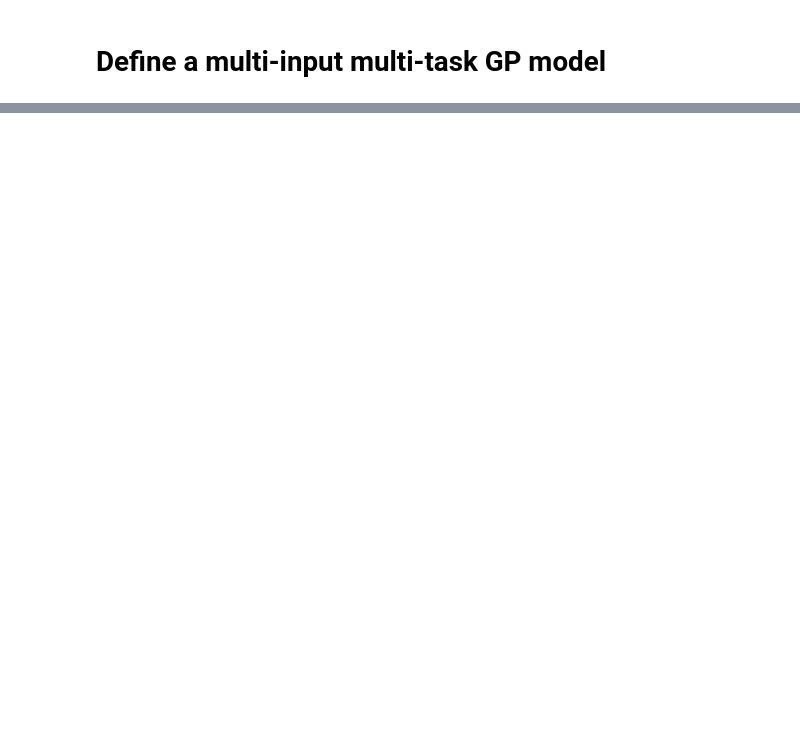
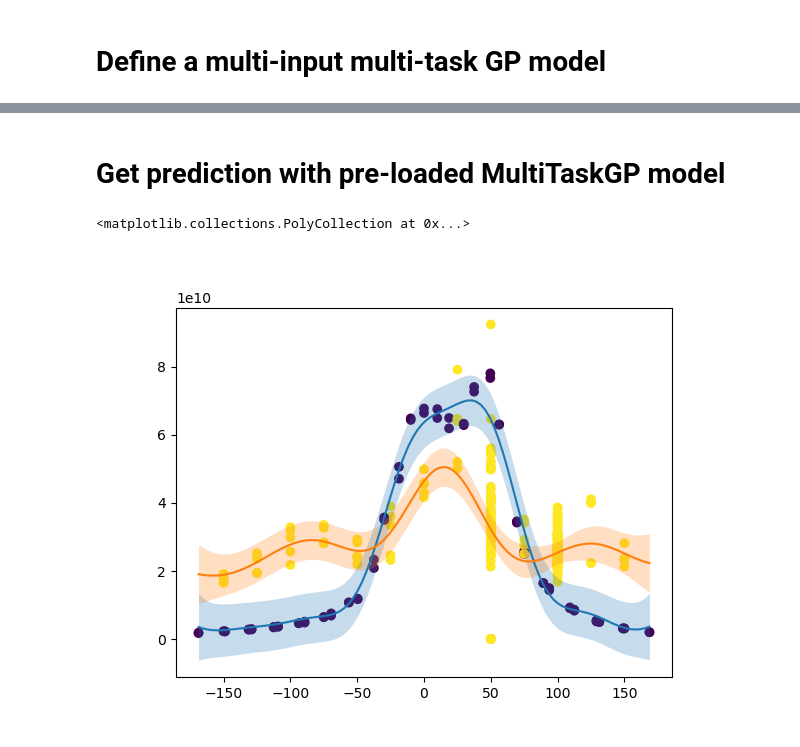
Before and after one commit to BLAST-AI-ML/synapse, a Jupyter notebook: ml/GP_training/MultiTaskGP_training.ipynb, the cells around one changed output, grey strips where cells are left out. Saved outputs shown, nothing was run; the diff lists cells and outputs as text; code cells hidden in the pictures; blank space fills up the shorter version.

Commit message:
Saved and loaded MultiTaskGP model in native pytorch format

```diff
--- a/ml/GP_training/MultiTaskGP_training.ipynb
+++ b/ml/GP_training/MultiTaskGP_training.ipynb
@@ -188,0 +130,3 @@ plt.fill_between( z_test_array.numpy().flatten(), l[:,exp_flag], u[:,exp_flag],
+# %%
+model_loaded = torch.load('./saved_MultiTaskGP_model', weights_only=False)
+model_loaded.eval()
@@ -188,0 +154,38 @@ plt.fill_between( z_test_array.numpy().flatten(), l[:,exp_flag], u[:,exp_flag],
+# %% [markdown]
+# Get prediction with pre-loaded MultiTaskGP model
+# %%
+fig, ax = plt.subplots()
+
+# Plot data for fixed TOD and GVD
+gvd_fix = (df['GVD'].max() + df['GVD'].min()) / 2.
+tod_max = df['TOD_fs3'].max()
+select = df['TOD_fs3'] > 0.8*tod_max
+ax.scatter(
+    df[input_names[-1]][select],
+    df[output_names[0]][select],
+    c=df['experiment_flag'][select]
+)
+
+# Plot predictions
+zmin, zmax = df['z_target_um'].min(), df['z_target_um'].max()
+
+z_test_array = torch.tensor (np.linspace(zmin,zmax,100).reshape(-1, 1), dtype=torch.float32)
+TOD_test_array  = torch.tensor (np.linspace(tod_max,tod_max,100).reshape(-1, 1), dtype=torch.float32)
+GVD_test_array  = torch.tensor (np.linspace(gvd_fix,gvd_fix,100).reshape(-1, 1), dtype=torch.float32)
+
+predictions = model_loaded.posterior( torch.cat([ TOD_test_array, GVD_test_array, z_test_array], dim=1) )
+with torch.no_grad():
+    m = predictions.mean
+
+    l,u = predictions.mvn.confidence_region()
+
+exp_flag = 0
+plt.plot( z_test_array.numpy(), m[:,exp_flag].numpy(), color='C0' )
+plt.fill_between( z_test_array.numpy().flatten(), l[:,exp_flag], u[:,exp_flag], alpha = 0.25, lw = 0, color='C0')
+
+exp_flag = 1
+plt.plot( z_test_array.numpy(), m[:,exp_flag].numpy(), color='C1' )
+plt.fill_between( z_test_array.numpy().flatten(), l[:,exp_flag], u[:,exp_flag], alpha = 0.25, lw = 0, color='C1')
+# %% [output]
+<matplotlib.collections.PolyCollection at 0x...>
+[figure, added]
```
Also changed, not shown: parts of 12 cells of this notebook.
